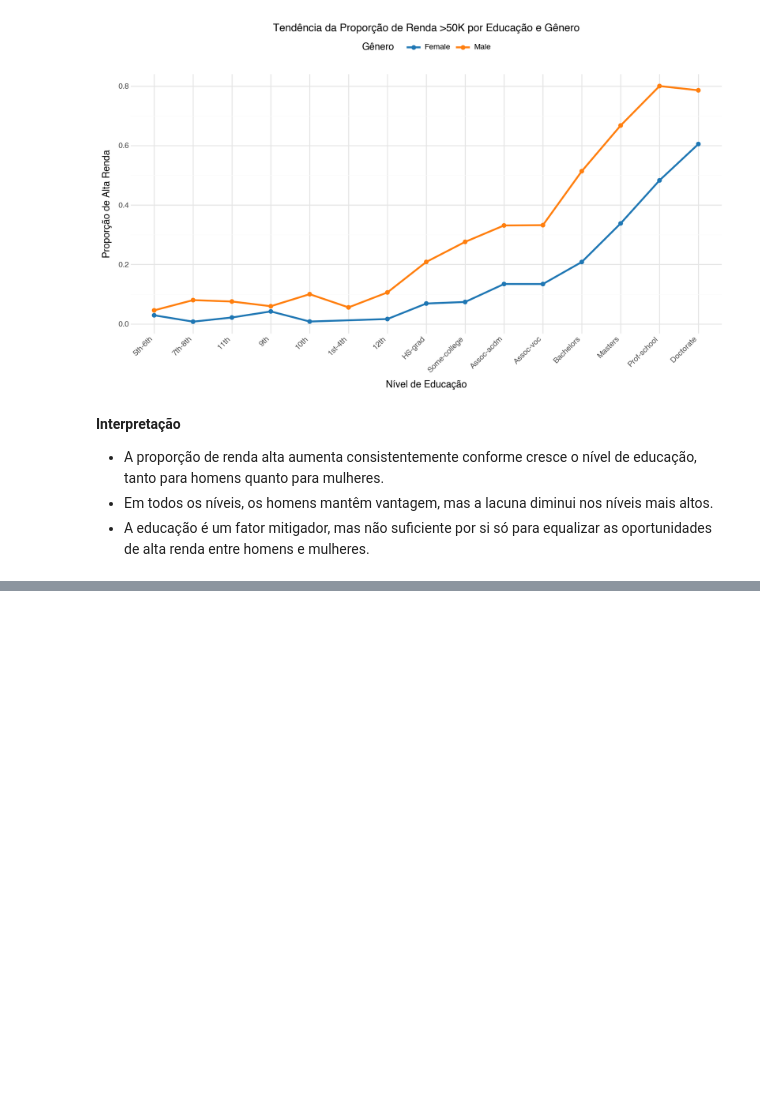
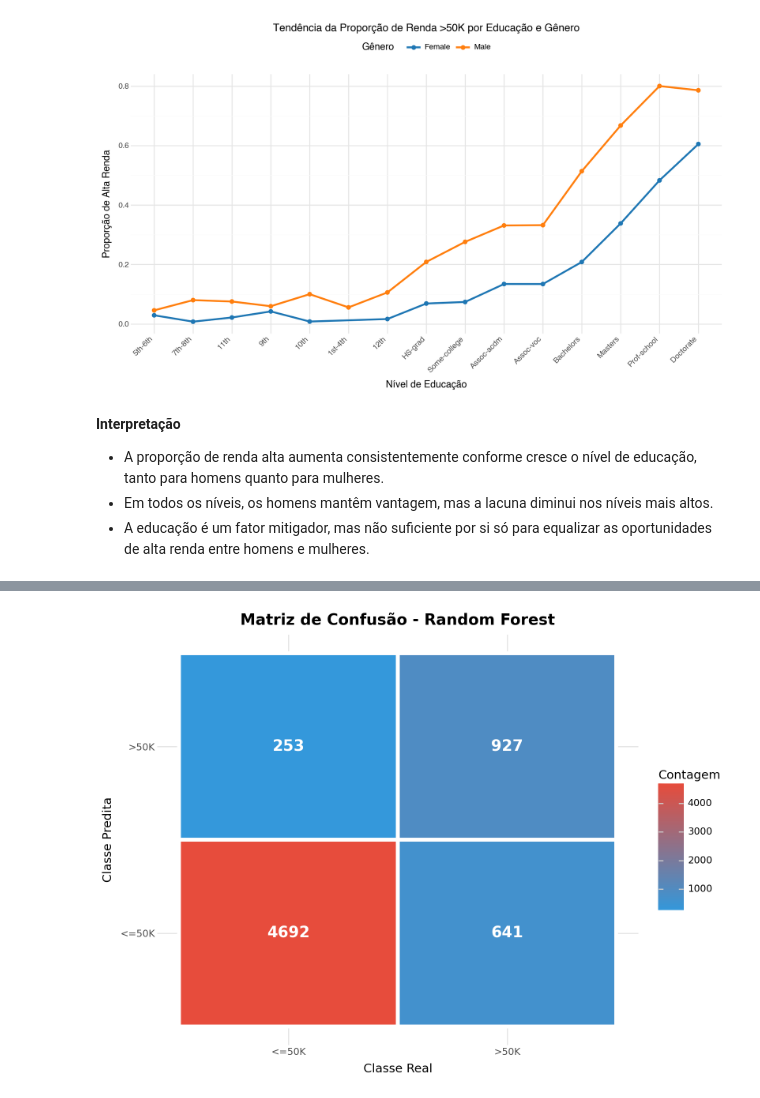
Before and after one commit to vivsoliveira/Adult-Census-Income, a Jupyter notebook: main.ipynb, the cells around one changed output, grey strips where cells are left out. Cells and saved outputs as stored; diff of their text form; code cells hidden in the pictures; blank space fills up the shorter version.

```diff
--- a/main.ipynb
+++ b/main.ipynb
@@ -787,0 +1072,21 @@ diff_by_edu
+# %%
+# Relatório de classificação
+print("\n" + "=" * 60)
+print("RELATÓRIO DE CLASSIFICAÇÃO - RANDOM FOREST")
+print("=" * 60)
+print(classification_report(y_test, y_pred_rf,
+                          target_names=le_target.classes_))
+print("=" * 60)
+
+# Matriz de confusão
+conf_matrix = confusion_matrix(y_test, y_pred_rf)
+conf_matrix_df = pd.DataFrame(
+    conf_matrix,
+    index=['Real: <=50K', 'Real: >50K'],
+    columns=['Pred: <=50K', 'Pred: >50K']
+)
+
+print("\nMATRIZ DE CONFUSÃO")
+print("=" * 60)
+print(conf_matrix_df)
+print("=" * 60)
@@ -787,0 +1114,20 @@ diff_by_edu
+# %%
+# Visualizando a matriz de confusão
+conf_matrix_melted = pd.DataFrame({
+    'Real': ['<=50K', '<=50K', '>50K', '>50K'],
+    'Predito': ['<=50K', '>50K', '<=50K', '>50K'],
+    'Contagem': [conf_matrix[0,0], conf_matrix[0,1], conf_matrix[1,0], conf_matrix[1,1]]
+})
+
+(ggplot(conf_matrix_melted, aes(x='Real', y='Predito', fill='Contagem')) +
+ geom_tile(color='white', size=2) +
+ geom_text(aes(label='Contagem'), size=14, color='white', fontweight='bold') +
+ scale_fill_gradient(low='#3498DB', high='#E74C3C') +
+ labs(title='Matriz de Confusão - Random Forest',
+      x='Classe Real',
+      y='Classe Predita') +
+ theme_minimal() +
+ theme(figure_size=(8, 6),
+       plot_title=element_text(weight='bold', size=14)))
+# %% [output]
+[figure, added]
```
Also changed, not shown: parts of 18 cells of this notebook.
